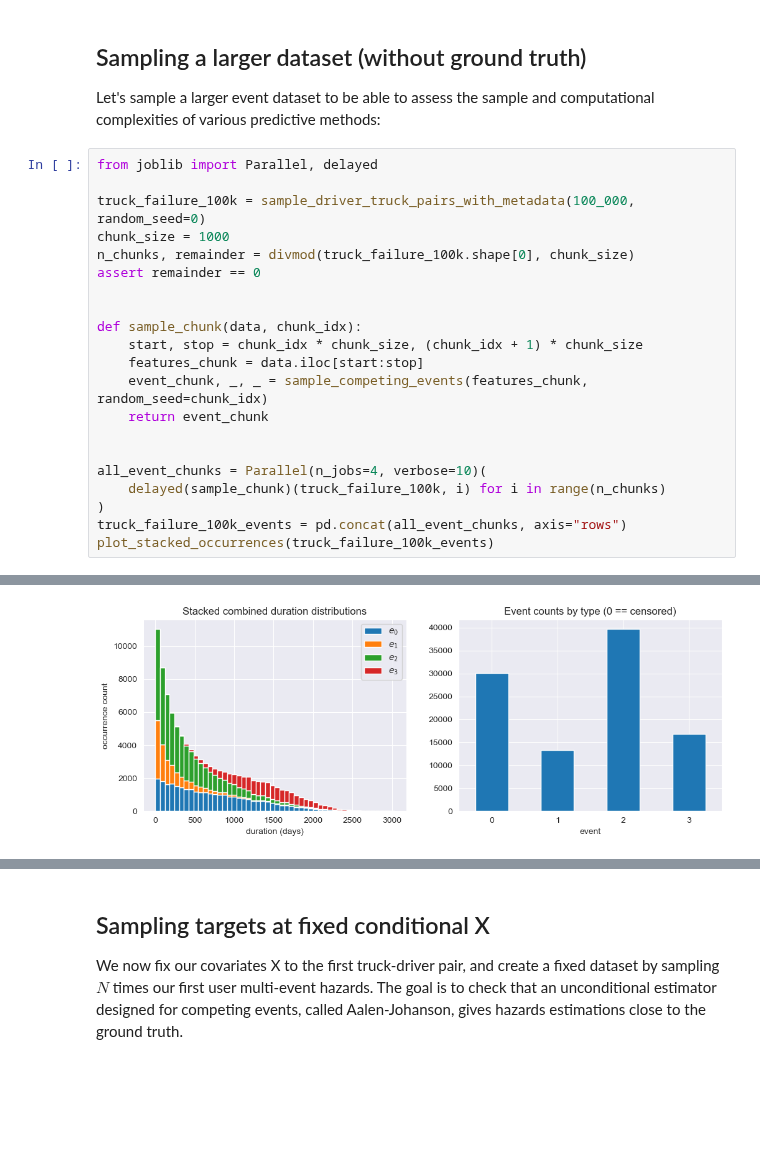
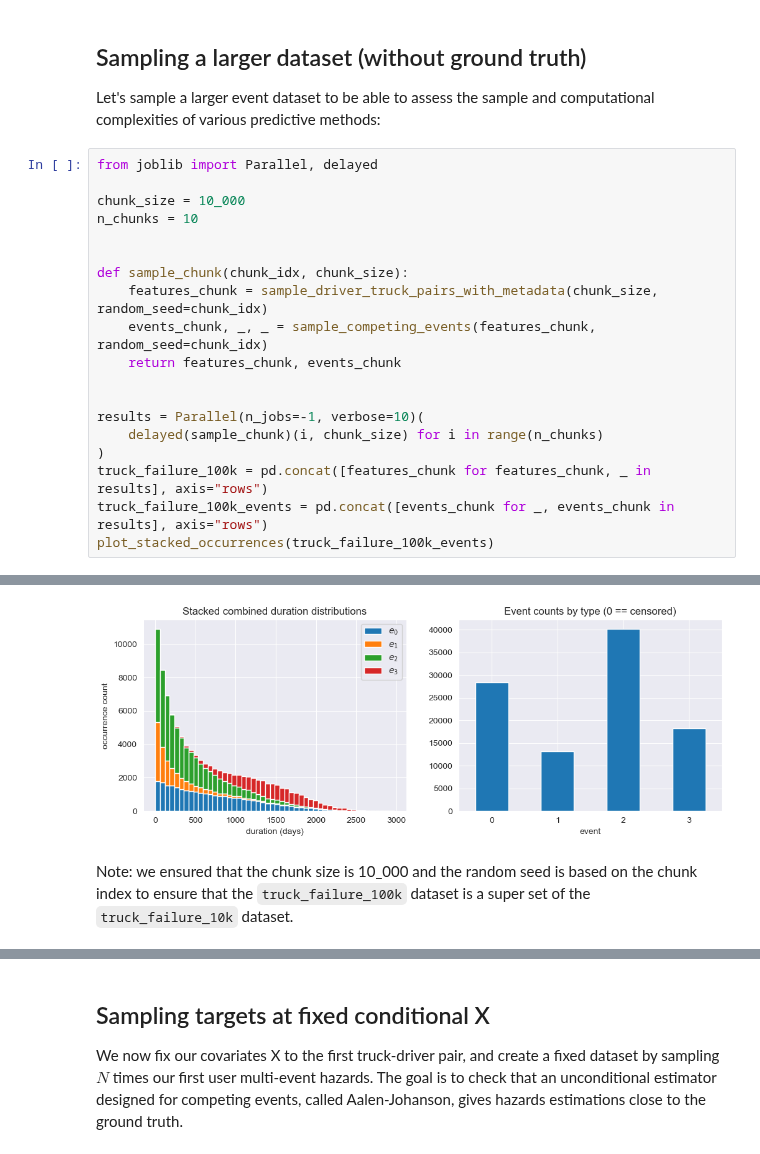
Before and after one commit to soda-inria/survival-analysis-benchmark, a Jupyter notebook: notebooks/truck_dataset.ipynb, the cells around one changed output, grey strips where cells are left out. Cells and saved outputs as stored; diff of their text form; blank space fills up the shorter version.

Commit message:
Make sure the 100k version is a superset of the 10k version of the dataset

```diff
--- a/notebooks/truck_dataset.ipynb
+++ b/notebooks/truck_dataset.ipynb
@@ -642,22 +642,20 @@ Let's sample a larger event dataset to be able to assess the sample and computat
 # %%
 from joblib import Parallel, delayed
 
-truck_failure_100k = sample_driver_truck_pairs_with_metadata(100_000, random_seed=0)
-chunk_size = 1000
-n_chunks, remainder = divmod(truck_failure_100k.shape[0], chunk_size)
-assert remainder == 0
+chunk_size = 10_000
+n_chunks = 10
 
 
-def sample_chunk(data, chunk_idx):
-    start, stop = chunk_idx * chunk_size, (chunk_idx + 1) * chunk_size
-    features_chunk = data.iloc[start:stop]
-    event_chunk, _, _ = sample_competing_events(features_chunk, random_seed=chunk_idx)
-    return event_chunk
+def sample_chunk(chunk_idx, chunk_size):
+    features_chunk = sample_driver_truck_pairs_with_metadata(chunk_size, random_seed=chunk_idx)
+    events_chunk, _, _ = sample_competing_events(features_chunk, random_seed=chunk_idx)
+    return features_chunk, events_chunk
 
 
-all_event_chunks = Parallel(n_jobs=4, verbose=10)(
-    delayed(sample_chunk)(truck_failure_100k, i) for i in range(n_chunks)
+results = Parallel(n_jobs=-1, verbose=10)(
+    delayed(sample_chunk)(i, chunk_size) for i in range(n_chunks)
 )
-truck_failure_100k_events = pd.concat(all_event_chunks, axis="rows")
+truck_failure_100k = pd.concat([features_chunk for features_chunk, _ in results], axis="rows")
+truck_failure_100k_events = pd.concat([events_chunk for _, events_chunk in results], axis="rows")
 plot_stacked_occurrences(truck_failure_100k_events)
 # %% [output]
@@ -676 +667,3 @@ plot_stacked_occurrences(truck_failure_100k_events)
-[figure, old version]
+[figure, new version]
+# %% [markdown]
+Note: we ensured that the chunk size is 10_000 and the random seed is based on the chunk index to ensure that the `truck_failure_100k` dataset is a super set of the `truck_failure_10k` dataset.
```
Also changed, not shown: parts of 3 cells of this notebook, 1 other file.
